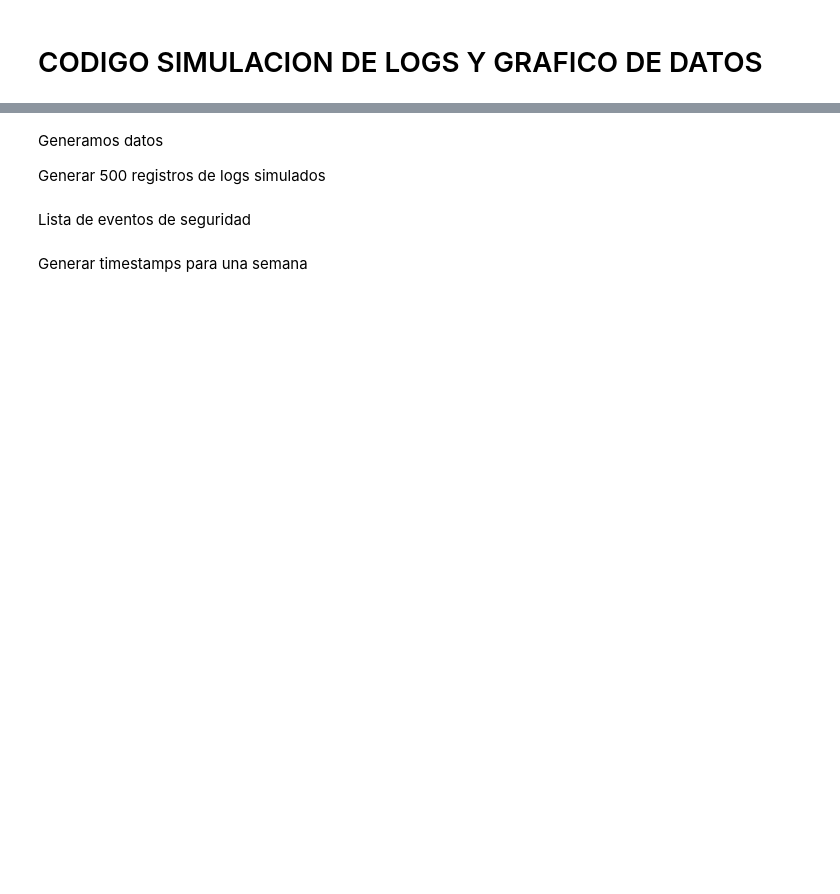
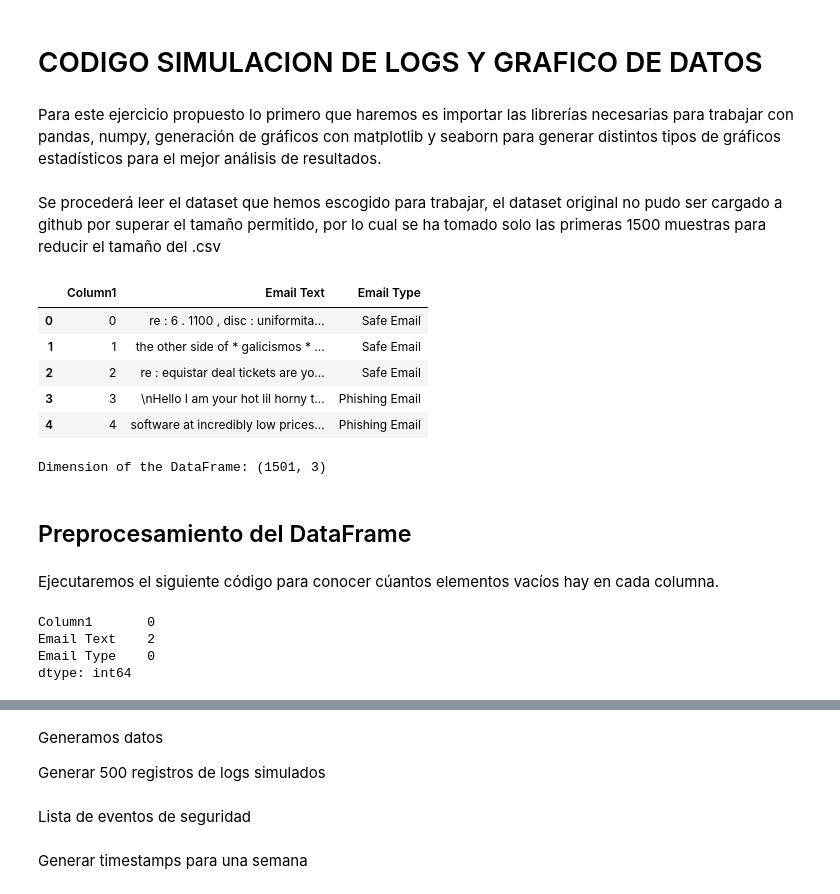
Before and after one commit to JonathanAlvarezW/practica_tres_gr_9, a Jupyter notebook: grupo9.ipynb, the cells around one changed output, grey strips where cells are left out. Drawn from its saved outputs; the diff is of its cells as text; code cells hidden in the pictures; blank space fills up the shorter version.

```diff
--- a/grupo9.ipynb
+++ b/grupo9.ipynb
@@ -1,2 +1,4 @@
 # %% [markdown]
 # CODIGO SIMULACION DE LOGS Y GRAFICO DE DATOS
+# %% [markdown]
+Para este ejercicio propuesto lo primero que haremos es importar las librerías necesarias para trabajar con pandas, numpy, generación de gráficos con matplotlib y seaborn para generar distintos tipos de gráficos estadísticos para el mejor análisis de resultados.
@@ -2,0 +10,27 @@
+# %% [markdown]
+Se procederá leer el dataset que hemos escogido para trabajar, el dataset original no pudo ser cargado a github por superar el tamaño permitido, por lo cual se ha tomado solo las primeras 1500 muestras para reducir el tamaño del .csv
+# %%
+df = pd.read_csv("/workspaces/practica_tres_gr_9/Phishing_Email_1500m.csv", encoding="latin1", sep=";")
+df.head()
+# %% [output]
+|  | Column1 | Email Text | Email Type |
+| 0 | 0 | re : 6 . 1100 , disc : uniformita... | Safe Email |
+| 1 | 1 | the other side of * galicismos * ... | Safe Email |
+| 2 | 2 | re : equistar deal tickets are yo... | Safe Email |
+| 3 | 3 | \nHello I am your hot lil horny t... | Phishing Email |
+| 4 | 4 | software at incredibly low prices... | Phishing Email |
+# %%
+print("Dimension of the DataFrame:",df.shape)
+# %% [output]
+Dimension of the DataFrame: (1501, 3)
+# %% [markdown]
+## Preprocesamiento del DataFrame
+# %% [markdown]
+Ejecutaremos el siguiente código para conocer cúantos elementos vacíos hay en cada columna.
+# %%
+df.isnull().sum()
+# %% [output]
+Column1       0
+Email Text    2
+Email Type    0
+dtype: int64
```
Also changed, not shown: parts of 13 cells of this notebook.
